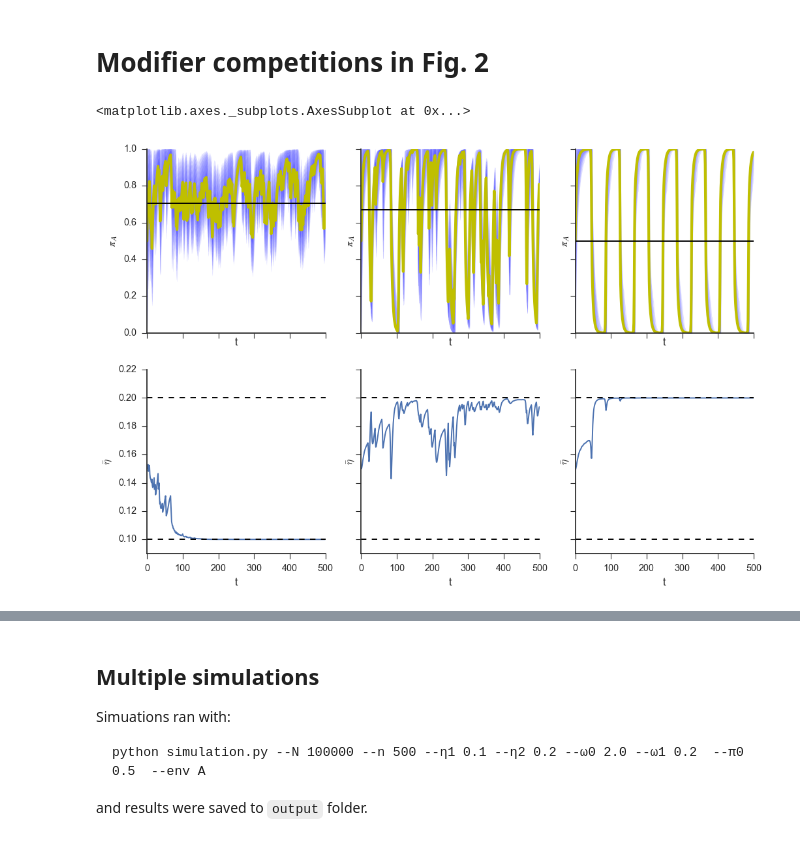
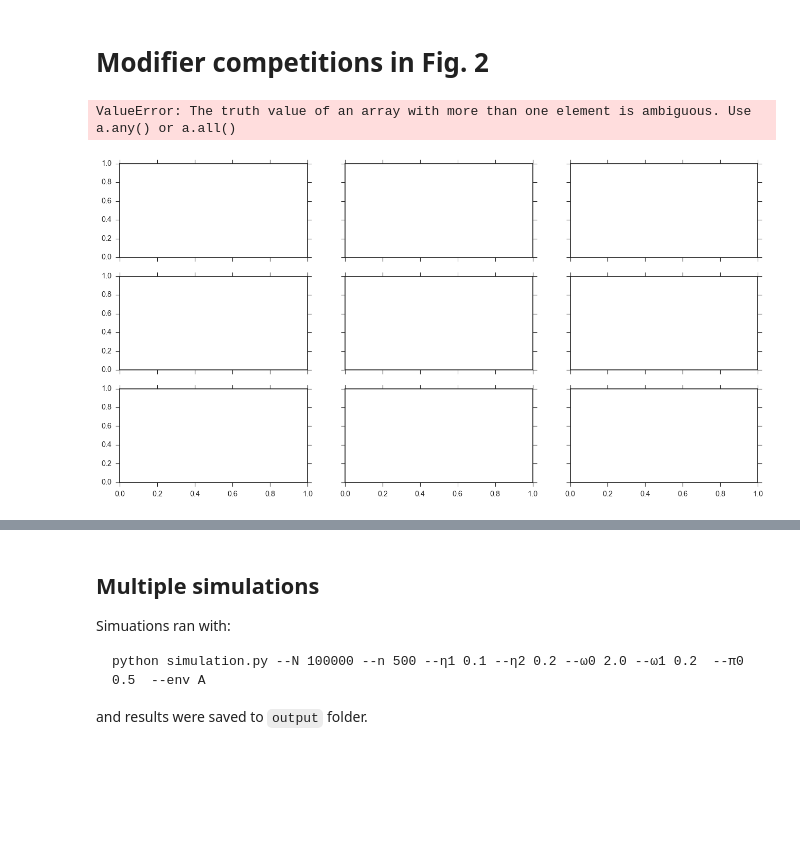
Before and after one commit to yoavram/Milpitas, a Jupyter notebook: simulation.ipynb, the cells around one changed output, grey strips where cells are left out. Drawn from its saved outputs; the diff is of its cells as text; code cells hidden in the pictures; blank space fills up the shorter version.

Commit message:
running mutation simulations

```diff
--- a/simulation.ipynb
+++ b/simulation.ipynb
@@ -55,39 +56,44 @@ plot_logNtN0(π, ω0, ω1, 0.7, ϵ, ax=ax[1,2]);
 # %% [markdown]
 # Modifier competitions in Fig. 2
 # %%
-fig, ax = plt.subplots(2, 3, figsize=(12, 8), sharex=True, sharey='row')
+fig, ax = plt.subplots(3, 3, figsize=(16, 8), sharex=True, sharey='row')
 
 N=100000
 n=500
 η1=0.1
 η2=0.2
+μ1=0
+μ2=0
 ω0=2
 ω1=0.2
 π0=0.5
 p0 = 0.5
 
 ## Fig. 2A
 ϵ = np.random.choice(2, n, True, [0.7, 0.3])
-π, η_bar = simulation_modifiers(N, n, η1, η2, ω0, ω1, π0, ϵ)
+π, η_bar, μ_bar= simulation_modifiers(N, n, η1, η2, μ1, μ2, ω0, ω1, π0, ϵ)
 plot_π(π, ϵ, ax=ax[0, 0])
 plot_η(η_bar, η1, η2, ax=ax[1, 0])
+plot_μ(μ_bar, μ1, μ2, ax=ax[2, 0])
 
 ## Fig. 2B
 ϵ, a = np.zeros(n, dtype=int), 0
 while a < ϵ.size:
     a += np.random.geometric(1/10)
     g = np.random.geometric(1/5)
     ϵ[a: a + g] = 1
     a += g
-π, η_bar = simulation_modifiers(N, n, η1, η2, ω0, ω1, π0, ϵ)
+π, η_bar, μ_bar = simulation_modifiers(N, n, η1, η2, μ1, μ2, ω0, ω1, π0, ϵ)
 plot_π(π, ϵ, ax=ax[0, 1])
 plot_η(η_bar, η1, η2, ax=ax[1, 1])
+plot_μ(μ_bar, μ1, μ2, ax=ax[2, 1])
 
 ## Fig. 2C
 ϵ = np.array(([0] * 40 + [1] * 40) * (n//80 + 1))
-π, η_bar = simulation_modifiers(N, n, η1, η2, ω0, ω1, π0, ϵ)
+π, η_bar, μ_bar = simulation_modifiers(N, n, η1, η2, μ1, μ2, ω0, ω1, π0, ϵ)
 plot_π(π, ϵ, ax=ax[0, 2])
 plot_η(η_bar, η1, η2, ax=ax[1, 2])
+plot_μ(μ_bar, μ1, μ2, ax=ax[2, 2])
 # %% [output]
-<matplotlib.axes._subplots.AxesSubplot at 0x...>
+ValueError: The truth value of an array with more than one element is ambiguous. Use a.any() or a.all()
-[figure, old version]
+[figure, new version]
```
Also changed, not shown: parts of 3 cells of this notebook.
